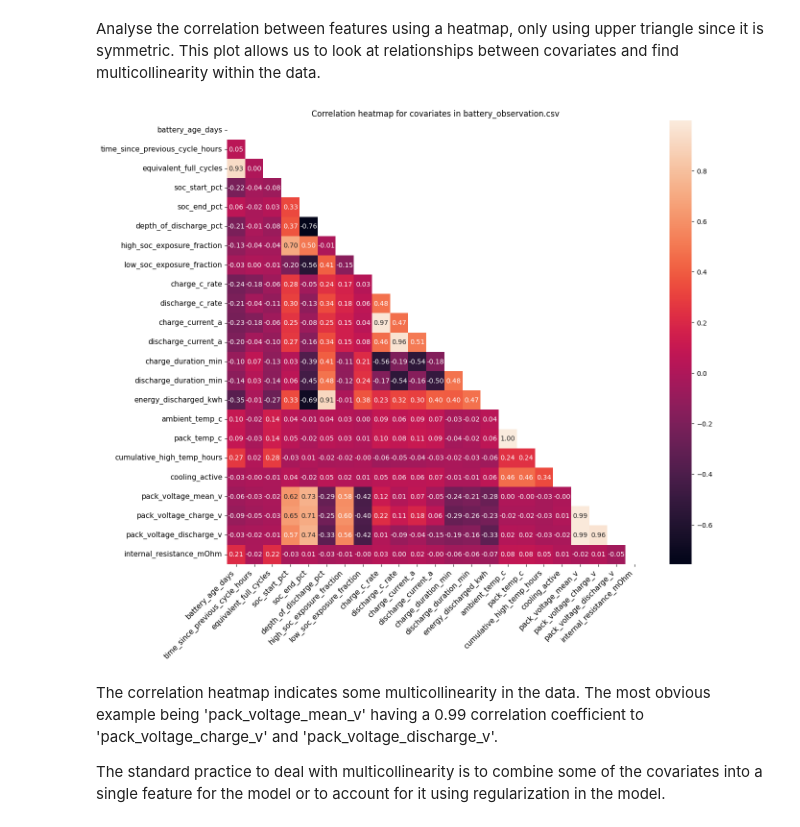
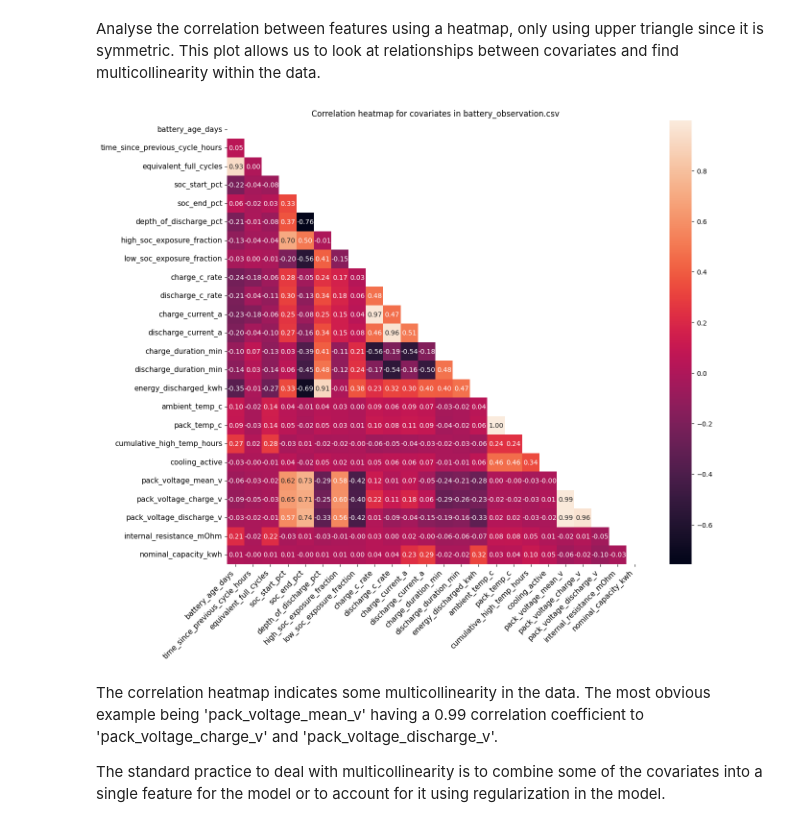
Before and after one commit to leolin25/predicting_battery_useful_life, a Jupyter notebook: cs342-coursework.ipynb, the cells around one changed output. Saved outputs shown, nothing was run; the diff lists cells and outputs as text; code cells hidden in the pictures.

Commit message:
ft: joined the data to create a complete df

```diff
--- a/cs342-coursework.ipynb
+++ b/cs342-coursework.ipynb
@@ -15,9 +15,9 @@ In this coursework the aim is to predict a classification for 'degredation_statu
 ## Predicting Battery Useful Life
 # %%
 # setup and libraries
+import matplotlib.pyplot as plt
+import numpy as np
 import pandas as pd
-import numpy as np
-import matplotlib.pyplot as plt
 import seaborn as sns
 
 # import data
@@ -29,23 +29,28 @@ test_data = pd.read_csv('test_batteries.csv')
 
 # remove unallowed variables
 battery_observations.drop(columns=['remaining_useful_cycles', 'remaining_useful_efc', 'state_of_health_pct'], inplace=True)
+
+# join data
+battery_data = battery_observations.merge(battery_metadata, on='battery_id')
 # %% [markdown]
 ### Task 1: Exploratory Data Analysis and Data Visualisation
 # %% [markdown]
 Analyse the correlation between features using a heatmap, only using upper triangle since it is symmetric. This plot allows us to look at relationships between covariates and find multicollinearity within the data.
 # %%
 # analyse the correlation between features
-correlation_matrix = battery_observations.drop(columns=['battery_id', 'timestamp', 'cycle_index']).select_dtypes('number').corr()
+correlation_matrix = battery_data.drop(columns=['battery_id', 'timestamp', 'cycle_index']).select_dtypes('number').corr()
 upper_triangle_mask = np.triu(np.ones_like(correlation_matrix, dtype='bool'))
 
+# plot the corr map
 plt.figure(figsize=(14,12))
 sns.heatmap(correlation_matrix, mask=upper_triangle_mask, annot=True, fmt='.2f') # plot upper triangle correlation heatmap
 plt.xticks(rotation=45, ha='right', fontsize=11) # rotate labels to make the plot smaller
 plt.yticks(fontsize=11)
 plt.title(label='Correlation heatmap for covariates in battery_observation.csv')
+plt.savefig('corr_heatmap.png')
 plt.show()
 # %% [output]
-[figure, old version]
+[figure, new version]
 # %% [markdown]
 The correlation heatmap indicates some multicollinearity in the data. The most obvious example being 'pack_voltage_mean_v' having a 0.99 correlation coefficient to 'pack_voltage_charge_v' and 'pack_voltage_discharge_v'.
 
```
Also changed, not shown: parts of 1 cell of this notebook, 1 other file.
